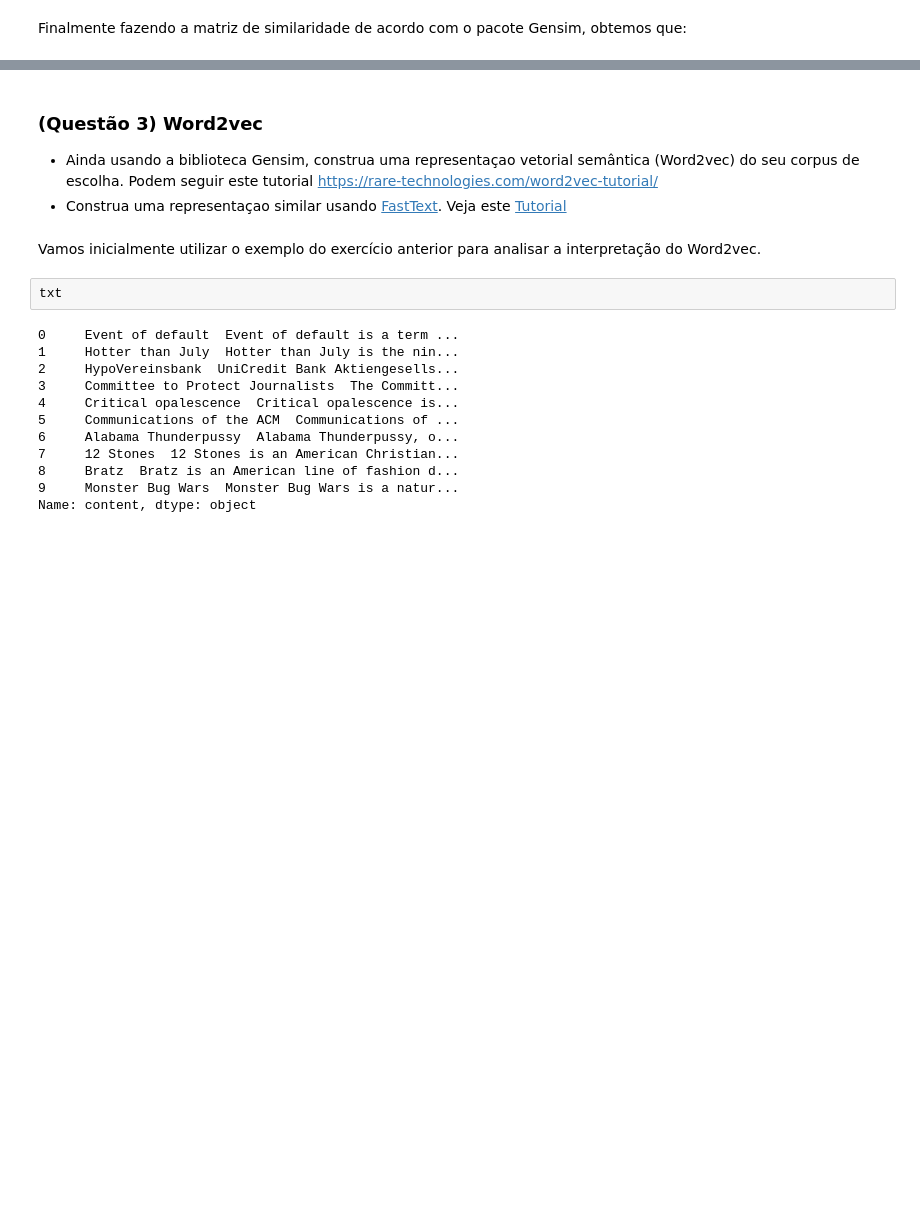
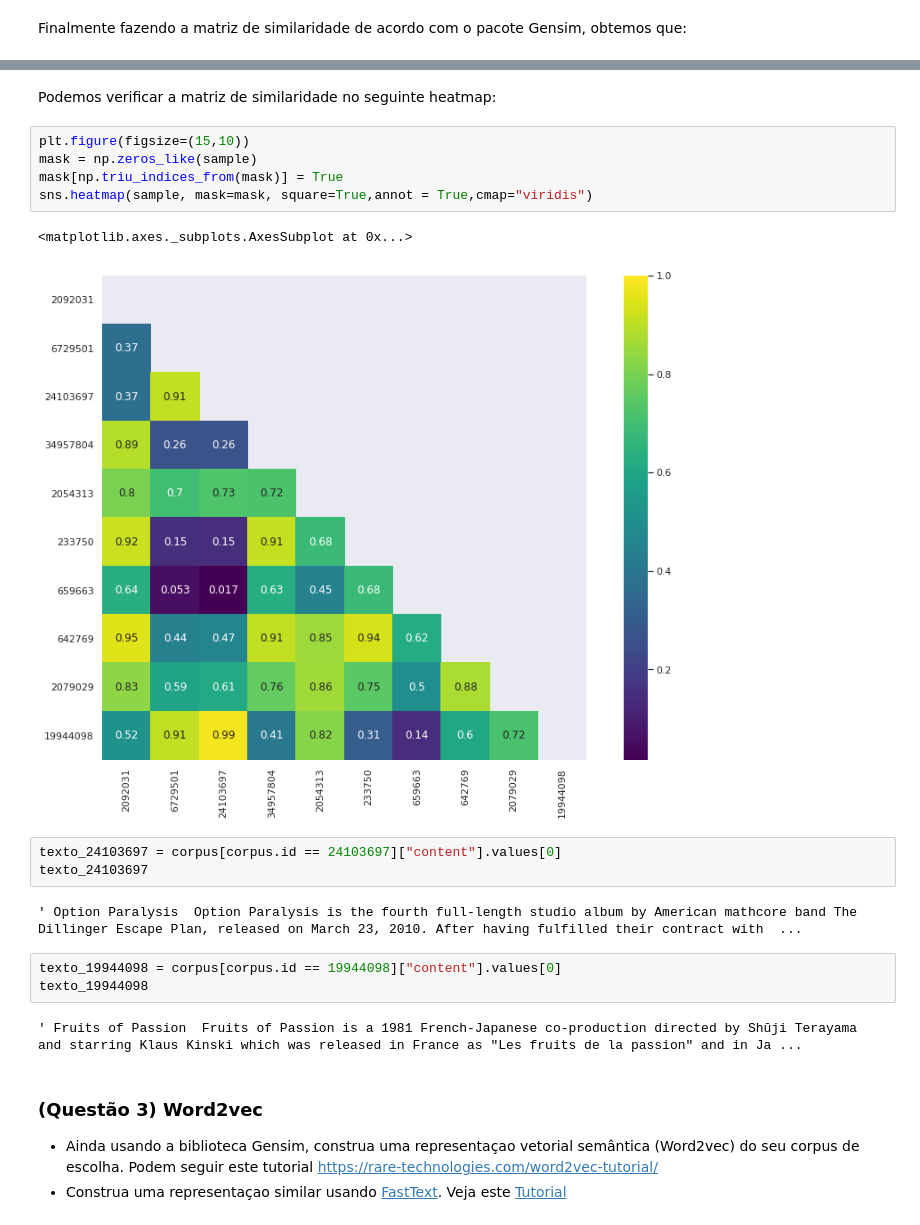
Before and after one commit to NovaisGabriel/Information_Retrieval, a Jupyter notebook: Projeto Final/SRI_pf_Gabriel_Lima_Novais.ipynb, the cells around one changed output, grey strips where cells are left out. Drawn from its saved outputs; the diff is of its cells as text; blank space fills up the shorter version.

```diff
--- a/Projeto Final/SRI_pf_Gabriel_Lima_Novais.ipynb
+++ b/Projeto Final/SRI_pf_Gabriel_Lima_Novais.ipynb
@@ -468,3 +432,23 @@ WARNING:gensim.similarities.docsim:scanning corpus to determine the number of fe
+# %% [markdown]
+<p>Podemos verificar a matriz de similaridade no seguinte heatmap:</p>
+# %%
+plt.figure(figsize=(15,10))
+mask = np.zeros_like(sample)
+mask[np.triu_indices_from(mask)] = True
+sns.heatmap(sample, mask=mask, square=True,annot = True,cmap="viridis")
+# %% [output]
+<matplotlib.axes._subplots.AxesSubplot at 0x...>
+[figure, added]
+# %%
+texto_24103697 = corpus[corpus.id == 24103697]["content"].values[0]
+texto_24103697
+# %% [output]
+' Option Paralysis  Option Paralysis is the fourth full-length studio album by American mathcore band The Dillinger Escape Plan, released on March 23, 2010. After having fulfilled their contract with  ...
+# %%
+texto_19944098 = corpus[corpus.id == 19944098]["content"].values[0]
+texto_19944098
+# %% [output]
+' Fruits of Passion  Fruits of Passion is a 1981 French-Japanese co-production directed by Shūji Terayama and starring Klaus Kinski which was released in France as "Les fruits de la passion" and in Ja ...
 # %% [markdown]
 ### (Questão 3) Word2vec
 
@@ -472,19 +456,3 @@ WARNING:gensim.similarities.docsim:scanning corpus to determine the number of fe
     <li>Ainda usando a biblioteca Gensim, construa uma representaçao vetorial semântica (Word2vec) do seu corpus de escolha. Podem seguir este tutorial <a href="https://rare-technologies.com/word2vec-tutorial/">https://rare-technologies.com/word2vec-tutorial/</a></li>
     <li>Construa uma representaçao similar usando <a href="https://radimrehurek.com/gensim/models/fasttext.html#gensim.models.fasttext.FastText">FastText</a>. Veja este <a href="https://github.com/RaRe-Technologies/gensim/blob/develop/docs/notebooks/FastText_Tutorial.ipynb">Tutorial</a></li>
 </ul>
-# %% [markdown]
-Vamos inicialmente utilizar o exemplo do exercício anterior para analisar a interpretação do Word2vec.
-# %%
-txt
-# %% [output]
-0     Event of default  Event of default is a term ...
-1     Hotter than July  Hotter than July is the nin...
-2     HypoVereinsbank  UniCredit Bank Aktiengesells...
-3     Committee to Protect Journalists  The Committ...
-4     Critical opalescence  Critical opalescence is...
-5     Communications of the ACM  Communications of ...
-6     Alabama Thunderpussy  Alabama Thunderpussy, o...
-7     12 Stones  12 Stones is an American Christian...
-8     Bratz  Bratz is an American line of fashion d...
-9     Monster Bug Wars  Monster Bug Wars is a natur...
-Name: content, dtype: object
```
Also changed, not shown: parts of 54 cells of this notebook.
